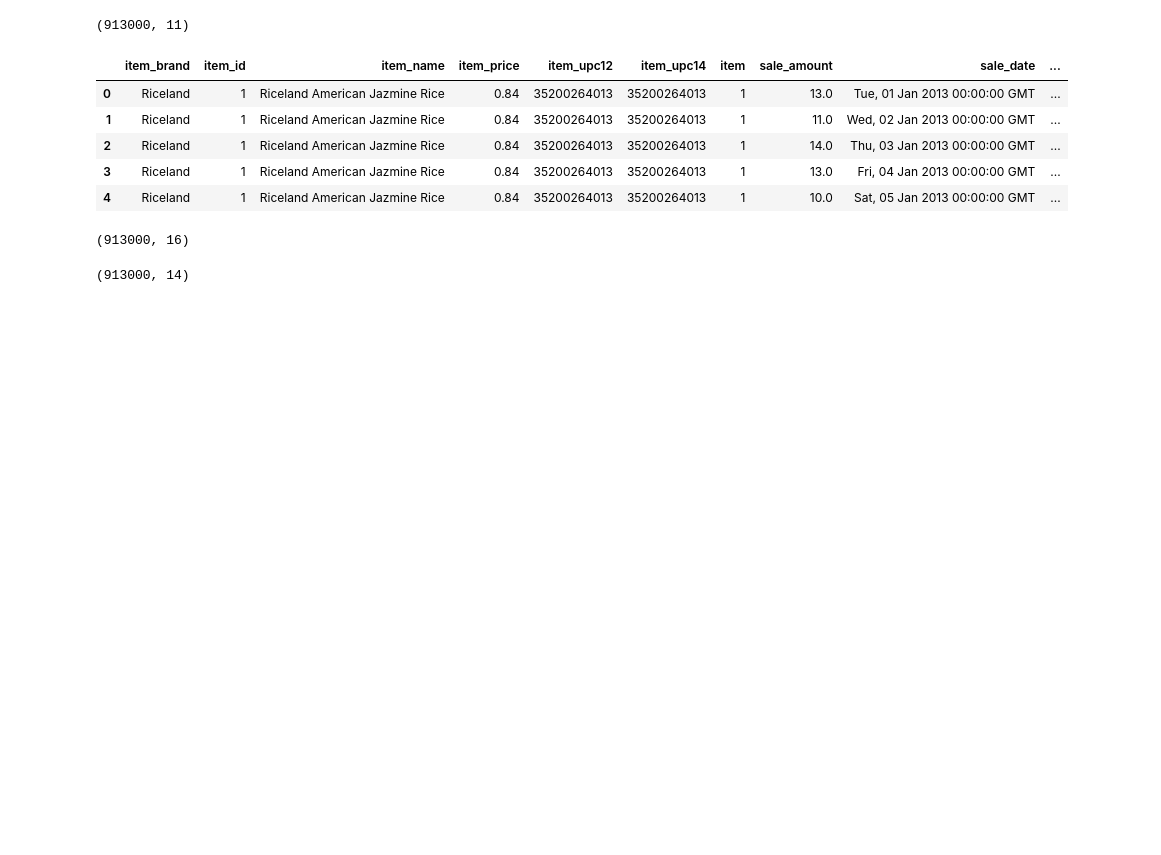
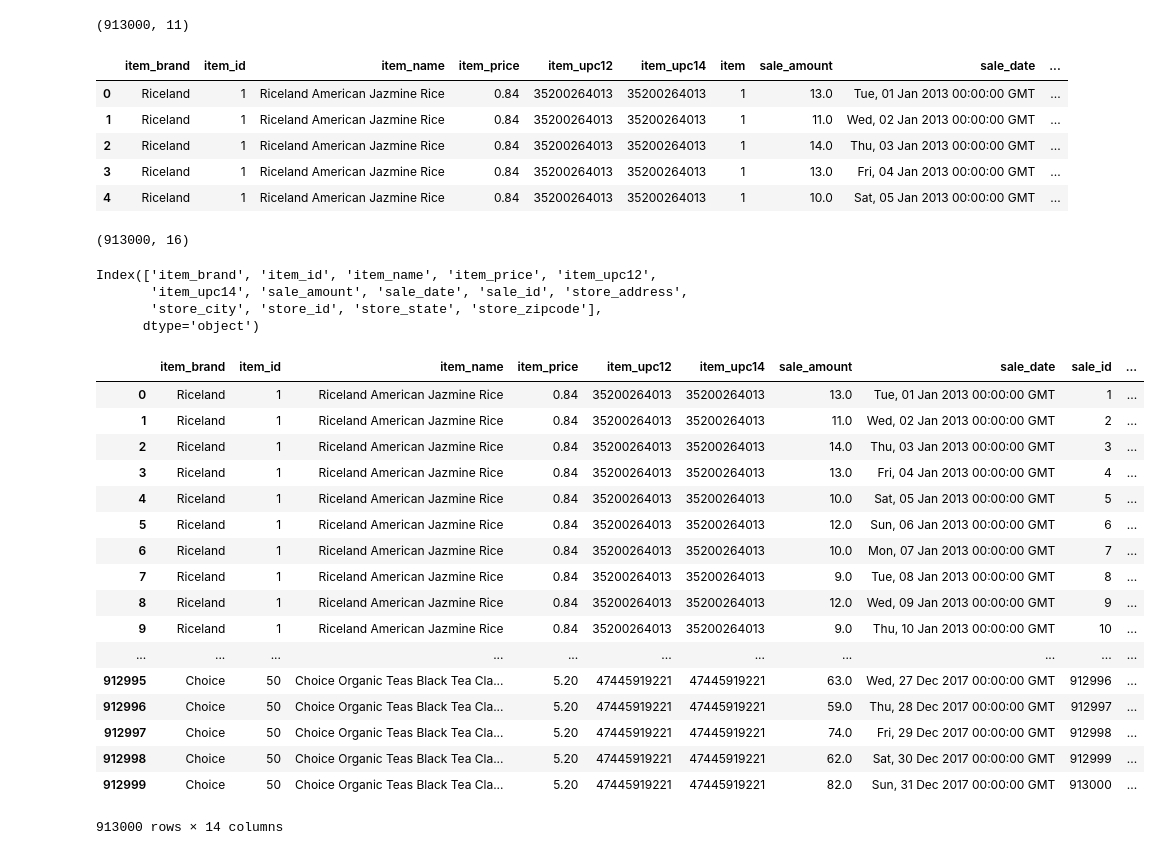
Before and after one commit to orionwills/ds-methodologies-exercises, a Jupyter notebook: time_series/timeseries_acquisition.ipynb, the cells around one changed output. Cells and saved outputs as stored; diff of their text form; code cells hidden in the pictures; blank space fills up the shorter version.

```diff
--- a/time_series/timeseries_acquisition.ipynb
+++ b/time_series/timeseries_acquisition.ipynb
@@ -235,7 +166,31 @@ def clean_up_columns():
     return df.drop(columns=(['store', 'item']))
 # %%
 df = clean_up_columns()
+# %%
+df.columns
+# %% [output]
+Index(['item_brand', 'item_id', 'item_name', 'item_price', 'item_upc12',
+       'item_upc14', 'sale_amount', 'sale_date', 'sale_id', 'store_address',
+       'store_city', 'store_id', 'store_state', 'store_zipcode'],
+      dtype='object')
 # %%
-df.shape
+df
 # %% [output]
+|  | item_brand | item_id | item_name | item_price | item_upc12 | item_upc14 | sale_amount | sale_date | sale_id | ... |
+| 0 | Riceland | 1 | Riceland American Jazmine Rice | 0.84 | 35200264013 | 35200264013 | 13.0 | Tue, 01 Jan 2013 00:00:00 GMT | 1 | ... |
+| 1 | Riceland | 1 | Riceland American Jazmine Rice | 0.84 | 35200264013 | 35200264013 | 11.0 | Wed, 02 Jan 2013 00:00:00 GMT | 2 | ... |
+| 2 | Riceland | 1 | Riceland American Jazmine Rice | 0.84 | 35200264013 | 35200264013 | 14.0 | Thu, 03 Jan 2013 00:00:00 GMT | 3 | ... |
+| 3 | Riceland | 1 | Riceland American Jazmine Rice | 0.84 | 35200264013 | 35200264013 | 13.0 | Fri, 04 Jan 2013 00:00:00 GMT | 4 | ... |
+| 4 | Riceland | 1 | Riceland American Jazmine Rice | 0.84 | 35200264013 | 35200264013 | 10.0 | Sat, 05 Jan 2013 00:00:00 GMT | 5 | ... |
+| 5 | Riceland | 1 | Riceland American Jazmine Rice | 0.84 | 35200264013 | 35200264013 | 12.0 | Sun, 06 Jan 2013 00:00:00 GMT | 6 | ... |
+| 6 | Riceland | 1 | Riceland American Jazmine Rice | 0.84 | 35200264013 | 35200264013 | 10.0 | Mon, 07 Jan 2013 00:00:00 GMT | 7 | ... |
+| 7 | Riceland | 1 | Riceland American Jazmine Rice | 0.84 | 35200264013 | 35200264013 | 9.0 | Tue, 08 Jan 2013 00:00:00 GMT | 8 | ... |
+| 8 | Riceland | 1 | Riceland American Jazmine Rice | 0.84 | 35200264013 | 35200264013 | 12.0 | Wed, 09 Jan 2013 00:00:00 GMT | 9 | ... |
+| 9 | Riceland | 1 | Riceland American Jazmine Rice | 0.84 | 35200264013 | 35200264013 | 9.0 | Thu, 10 Jan 2013 00:00:00 GMT | 10 | ... |
+| ... | ... | ... | ... | ... | ... | ... | ... | ... | ... | ... |
+| 912995 | Choice | 50 | Choice Organic Teas Black Tea Cla... | 5.20 | 47445919221 | 47445919221 | 63.0 | Wed, 27 Dec 2017 00:00:00 GMT | 912996 | ... |
+| 912996 | Choice | 50 | Choice Organic Teas Black Tea Cla... | 5.20 | 47445919221 | 47445919221 | 59.0 | Thu, 28 Dec 2017 00:00:00 GMT | 912997 | ... |
+| 912997 | Choice | 50 | Choice Organic Teas Black Tea Cla... | 5.20 | 47445919221 | 47445919221 | 74.0 | Fri, 29 Dec 2017 00:00:00 GMT | 912998 | ... |
+| 912998 | Choice | 50 | Choice Organic Teas Black Tea Cla... | 5.20 | 47445919221 | 47445919221 | 62.0 | Sat, 30 Dec 2017 00:00:00 GMT | 912999 | ... |
+| 912999 | Choice | 50 | Choice Organic Teas Black Tea Cla... | 5.20 | 47445919221 | 47445919221 | 82.0 | Sun, 31 Dec 2017 00:00:00 GMT | 913000 | ... |
-(913000, 14)
+913000 rows × 14 columns
```
Also changed, not shown: parts of 4 cells of this notebook, 5 other files.
